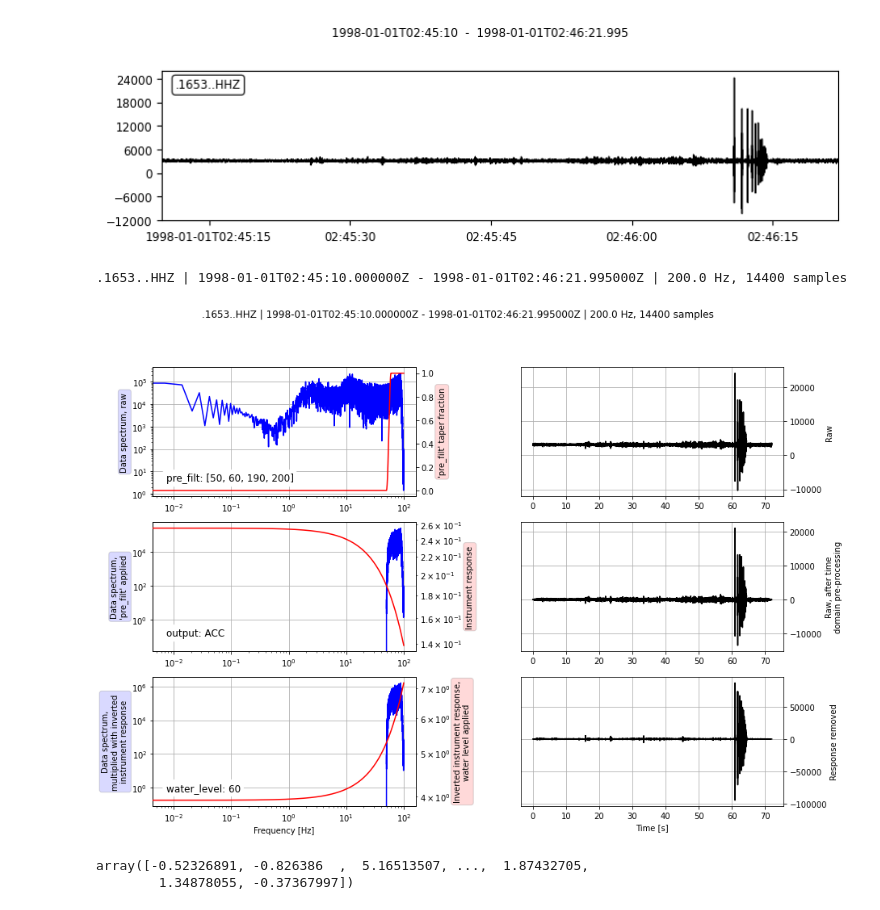
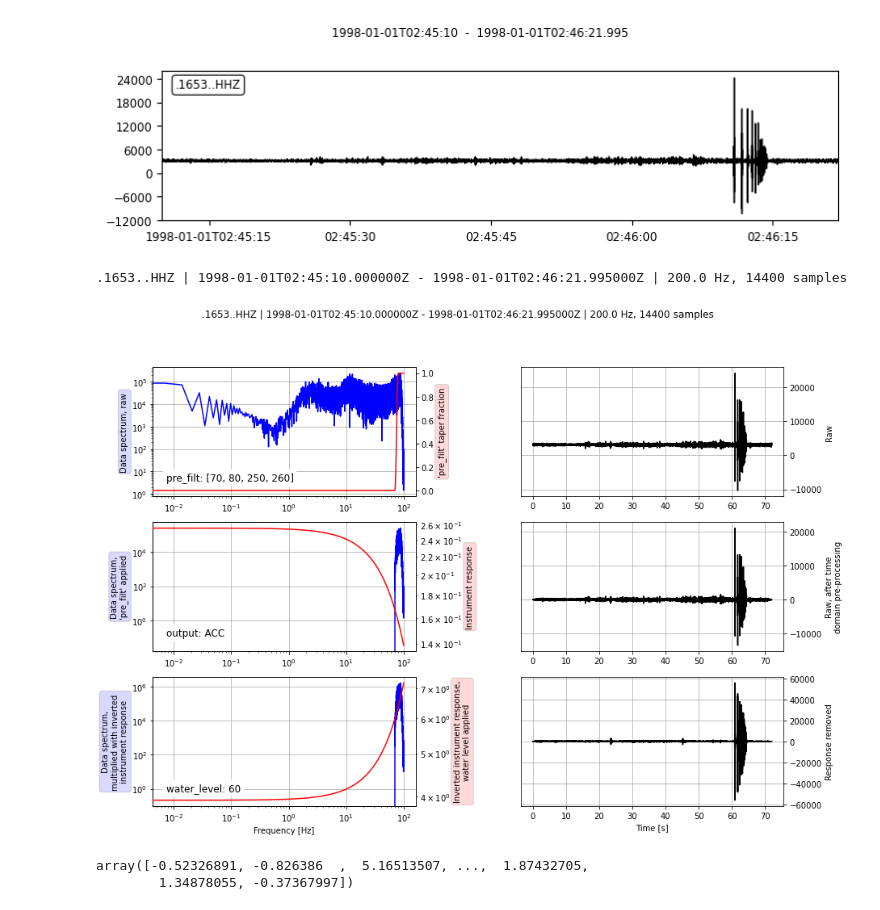
Before and after one commit to AdoringStarling/seismo-context, a Jupyter notebook: prueba.ipynb, the cells around one changed output. Saved outputs shown, nothing was run; the diff lists cells and outputs as text; code cells hidden in the pictures.

```diff
--- a/prueba.ipynb
+++ b/prueba.ipynb
@@ -8,11 +8,11 @@ tr.plot();
 [figure]
 # %%
 inv = read_inventory("RESP.XX.NS458..BNZ.CMG5T.DC_200.4G_10V")
-pre_filt = [50, 60, 190, 200]
+pre_filt = [70, 80, 250, 260]
 tr.remove_response(inventory=inv, pre_filt=pre_filt, output="ACC", plot=True) #DISP,VEL,ACC
 # %% [output]
 .1653..HHZ | 1998-01-01T02:45:10.000000Z - 1998-01-01T02:46:21.995000Z | 200.0 Hz, 14400 samples
-[figure, old version]
+[figure, new version]
 # %%
 import numpy as np
 # %%
```
Also changed, not shown: 2 other files.
